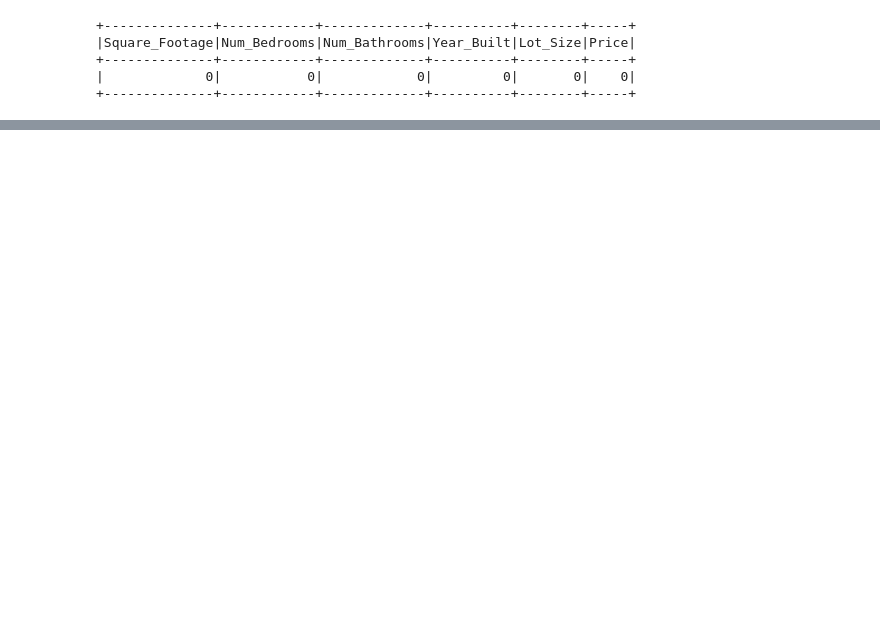
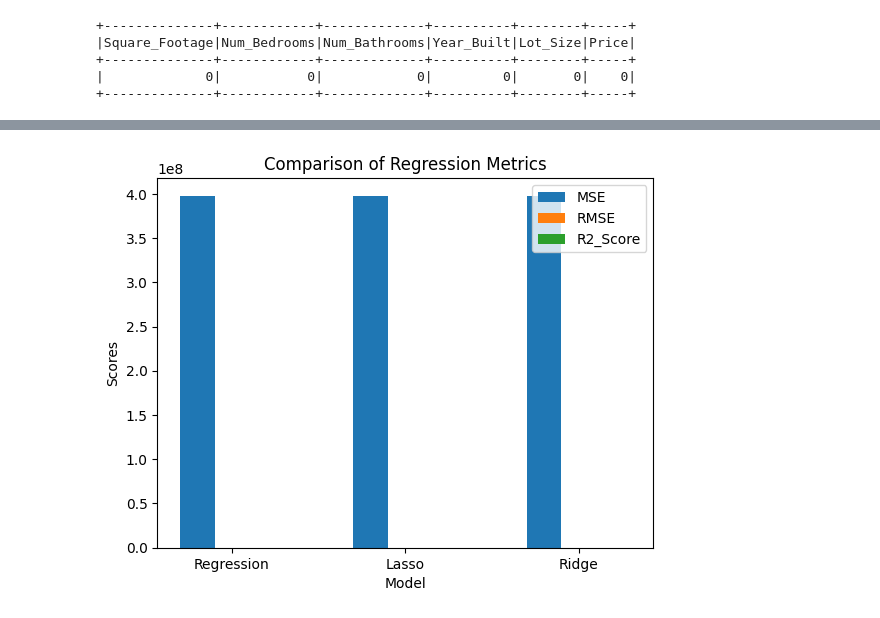
Before and after one commit to vadapallimaneesha/machine_learning-, a Jupyter notebook: week3portfolio.ipynb, the cells around one changed output, grey strips where cells are left out. Drawn from its saved outputs; the diff is of its cells as text; code cells hidden in the pictures; blank space fills up the shorter version.

```diff
--- a/week3portfolio.ipynb
+++ b/week3portfolio.ipynb
@@ -150,0 +405,3 @@ NameError: name 'indexer' is not defined
+# %%
+pred= Model.transform(data_test)
+pred.select('prediction','Price').show(10,truncate = False)
@@ -150,0 +455,3 @@ NameError: name 'indexer' is not defined
+# %%
+Lasso_pred = LassoModel.transform(data_test)
+Lasso_pred.select('prediction', 'Price').show(10, truncate=False)
@@ -150,0 +483,8 @@ NameError: name 'indexer' is not defined
+# %%
+Ridgeregressor = LinearRegression(labelCol = 'Price',
+                             featuresCol = 'scaled_Features',
+                             elasticNetParam=0,
+                             regParam=0.1
+                             )
+Ridgepipeline  = Pipeline(stages = [assembler,scaler,Ridgeregressor])
+RidgeModel = Ridgepipeline.fit(data_train)
@@ -150,0 +495,3 @@ NameError: name 'indexer' is not defined
+# %%
+Ridgepred = RidgeModel.transform(data_test)
+Ridgepred.select('prediction', 'Price').show(10, truncate = False)
@@ -150,0 +573,27 @@ NameError: name 'indexer' is not defined
+# %%
+
+import matplotlib.pyplot as plt
+import numpy as np
+
+mse = [mse1, mselasso, mseridge]
+rmse = [rmse1, rmse2_lasso, rmse3Ridge]
+r2_score = [r2_score1, rmse2_lasso, r2_ridge]
+
+positions = np.arange(len(mse))
+bar_width = 0.2
+
+plt.bar(positions - bar_width, mse, width = bar_width, label = 'MSE')
+plt.bar(positions, rmse, width = bar_width, label = 'RMSE')
+plt.bar(positions + bar_width, r2_score, width = bar_width, label = 'R2_Score')
+
+# adding labels and title
+plt.xlabel('Model')
+plt.ylabel('Scores')
+plt.title('Comparison of Regression Metrics')
+
+# adding the legend
+plt.legend()
+plt.xticks(positions, ['Regression', 'Lasso', 'Ridge'])
+plt.show()
+# %% [output]
+[figure, added]
```
Also changed, not shown: parts of 75 cells of this notebook.
